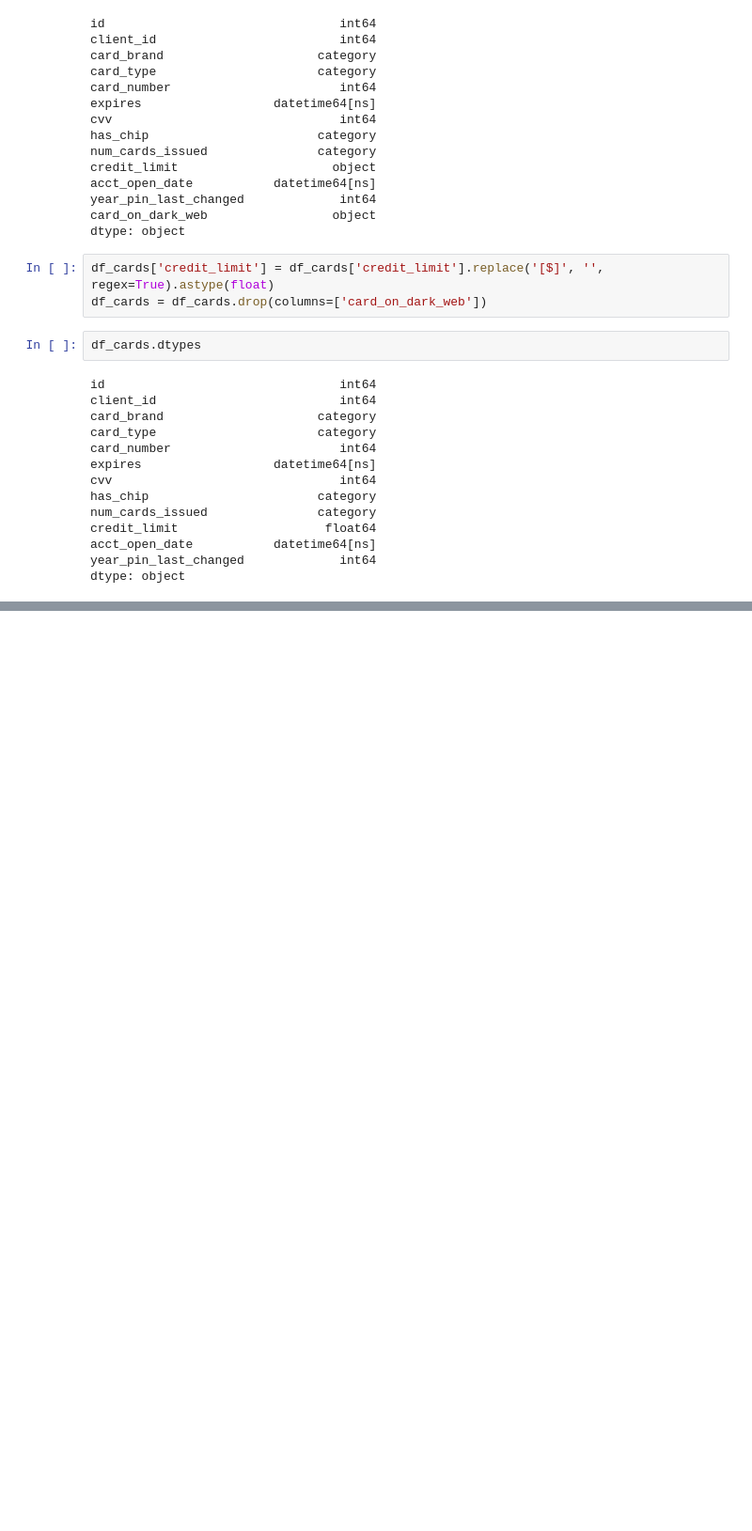
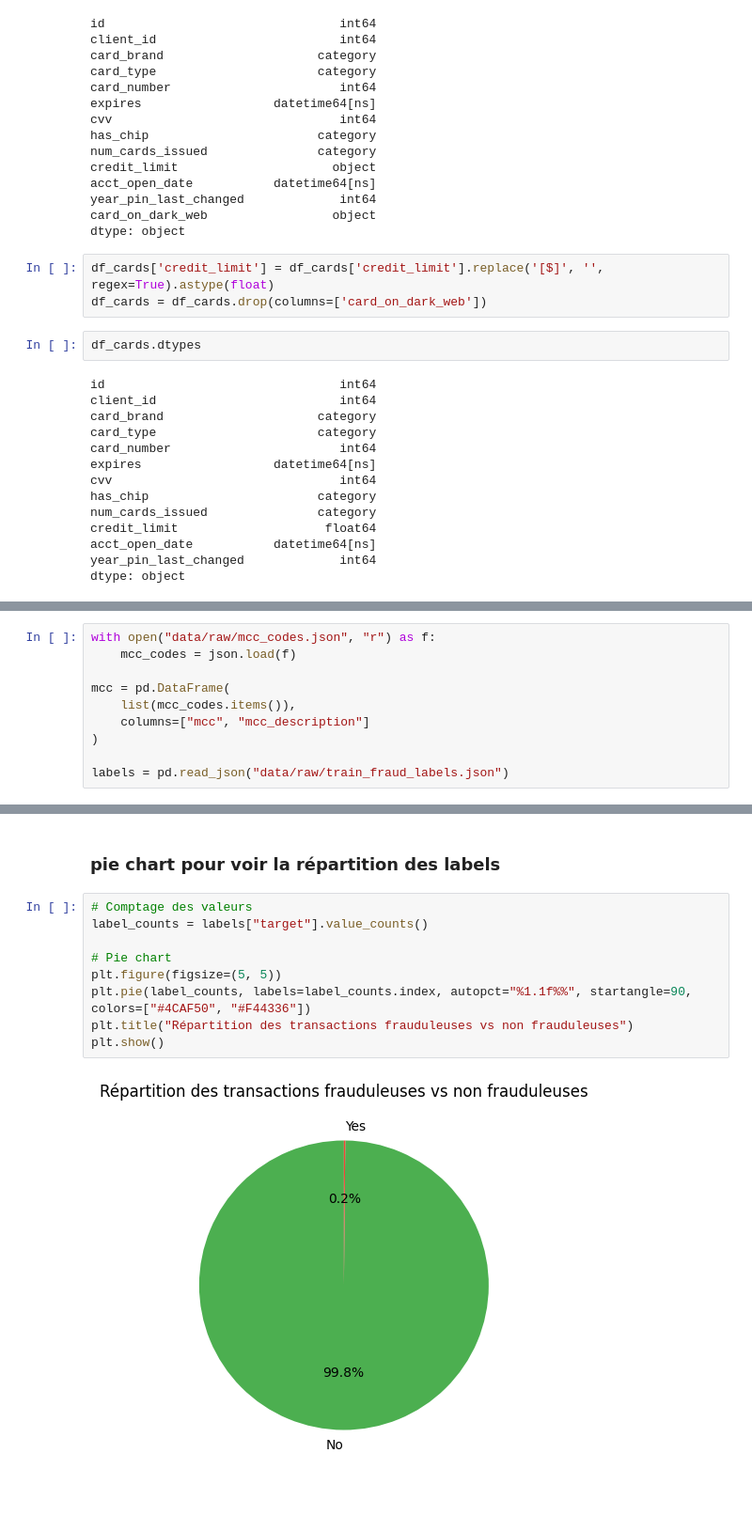
Before and after one commit to myriamaitsaid/HACKATHON_IBM_19, a Jupyter notebook: EDA p1.ipynb, the cells around one changed output, grey strips where cells are left out. Shown at 94% size. Saved outputs shown, nothing was run; the diff lists cells and outputs as text; blank space fills up the shorter version.

```diff
--- a/EDA p1.ipynb
+++ b/EDA p1.ipynb
@@ -363,0 +370,10 @@ df_cards.to_csv("cards_data_cleaned.csv", index=False)
+# %%
+with open("data/raw/mcc_codes.json", "r") as f:
+    mcc_codes = json.load(f)
+
+mcc = pd.DataFrame(
+    list(mcc_codes.items()),
+    columns=["mcc", "mcc_description"]
+)
+
+labels = pd.read_json("data/raw/train_fraud_labels.json")
@@ -363,0 +398,15 @@ df_cards.to_csv("cards_data_cleaned.csv", index=False)
+# %% [markdown]
+### pie chart pour voir la répartition des labels
+# %%
+# Comptage des valeurs
+label_counts = labels["target"].value_counts()
+
+# Pie chart
+plt.figure(figsize=(5, 5))
+plt.pie(label_counts, labels=label_counts.index, autopct="%1.1f%%", startangle=90, colors=["#4CAF50", "#F44336"])
+plt.title("Répartition des transactions frauduleuses vs non frauduleuses")
+plt.show()
+# %% [output]
+[figure, added]
+# %% [markdown]
+#
```
Also changed, not shown: parts of 8 cells of this notebook, 11 other files.
